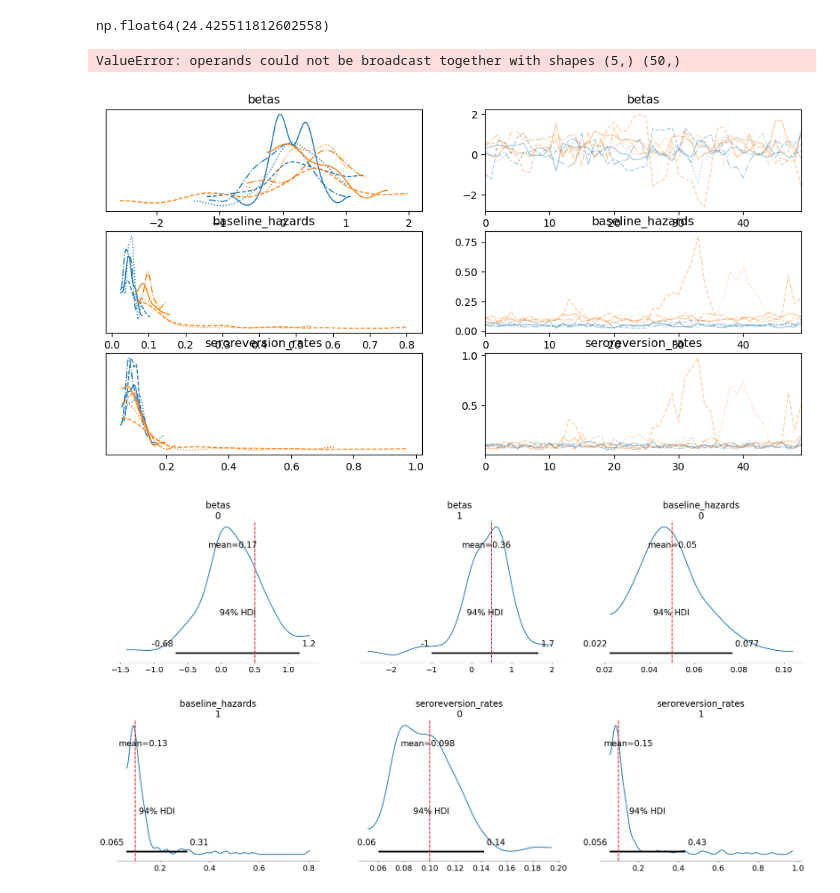
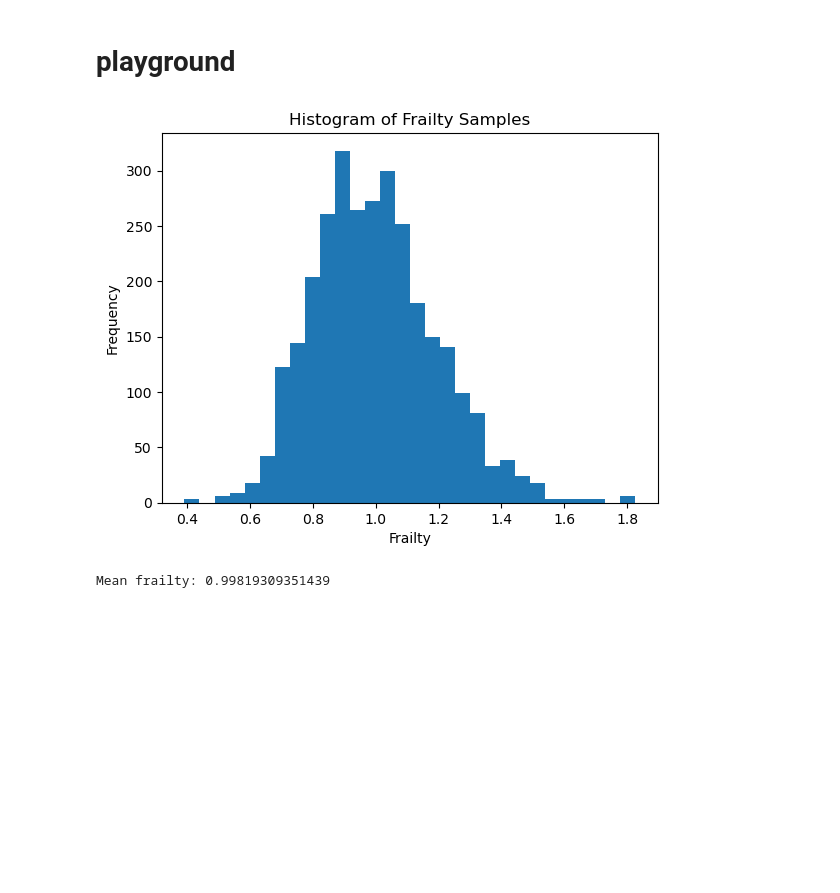
Before and after one commit to aleggs0/multipathogen-sero, a Jupyter notebook: multipathogen_sero/hpc_work/frailty_vs_interaction_analysis.ipynb, the cells around one changed output. Drawn from its saved outputs; the diff is of its cells as text; code cells hidden in the pictures; blank space fills up the shorter version.

Commit message:
update to cycle through experiment params

```diff
--- a/multipathogen_sero/hpc_work/frailty_vs_interaction_analysis.ipynb
+++ b/multipathogen_sero/hpc_work/frailty_vs_interaction_analysis.ipynb
@@ -301,27 +68,6 @@ log_lik_test[50]         -7.594260   -6.975410  129.8990     100.0  1.03204
-# %%
-se_elpd_no_frailty
-# %% [output]
-np.float64(24.425511812602558)
 # %%
-# save relevant plots
-idata_no_frailty = az.from_cmdstanpy(fit_no_frailty)
+OUTPUT_DIR = MODEL_FITS_DIR / "j0" / "a1"
 
-trace_plot(
-    idata_no_frailty,
-    var_names=["betas", "baseline_hazards", "seroreversion_rates"],
-    save_dir=OUTPUT_DIR_FRAILTY
-)
-posterior_plot(
-    idata_no_frailty,
-    var_names=["betas", "baseline_hazards", "seroreversion_rates"],
-    ground_truth={
-        "betas": ground_truth_betas,
-        "baseline_hazards": EXPT_SETTINGS["ground_truth_params"]["baseline_hazards"],
-        "seroreversion_rates": EXPT_SETTINGS["ground_truth_params"]["seroreversion_rates"]
-    },
-    save_dir=OUTPUT_DIR_FRAILTY
-)
-# do elpd
 elpd_frailty, se_elpd_frailty, _ = elpd_using_test_set(
     idata_frailty
 )
@@ -339,7 +85,3 @@ elpd difference (frailty - no frailty): {elpd_diff} (SE: {se_elpd_diff})
 """
 with open(OUTPUT_DIR / "elpd_report.txt", "w") as f:
     f.write(elpd_report)
-# %% [output]
-ValueError: operands could not be broadcast together with shapes (5,) (50,)
-[figure, removed]
-[figure, removed]
@@ -359,0 +88,30 @@ se_elpd = np.sqrt(len(lse) * np.var(lse))  # scalar
+# %% [markdown]
+# playground
+# %%
+import numpy as np
+import matplotlib.pyplot as plt
+
+log_frailty_covariance = np.ones((3, 3))*0.2**2  # Ensure shape is (3,3)
+
+# Generate 100 i.i.d. samples
+indiv_log_frailty_samples = np.random.multivariate_normal(
+    -0.5 * np.diag(log_frailty_covariance), log_frailty_covariance, size=1000
+)
+indiv_frailty_samples = np.exp(indiv_log_frailty_samples)
+
+# Flatten for histogram (if you want all values together)
+flat_frailty = indiv_frailty_samples.flatten()
+
+# Plot histogram
+plt.hist(flat_frailty, bins=30)
+plt.xlabel('Frailty')
+plt.ylabel('Frequency')
+plt.title('Histogram of Frailty Samples')
+plt.show()
+
+# Report mean
+mean_frailty = flat_frailty.mean()
+print("Mean frailty:", mean_frailty)
+# %% [output]
+[figure, added]
+Mean frailty: 0.99819309351439
```
Also changed, not shown: parts of 11 cells of this notebook, 5 other files.
